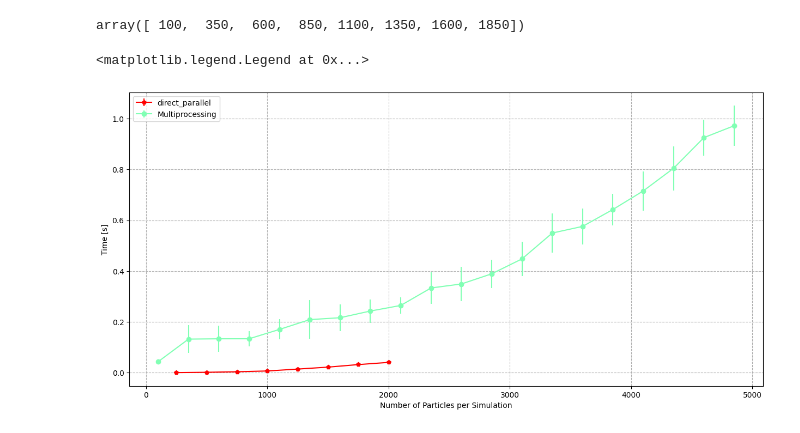
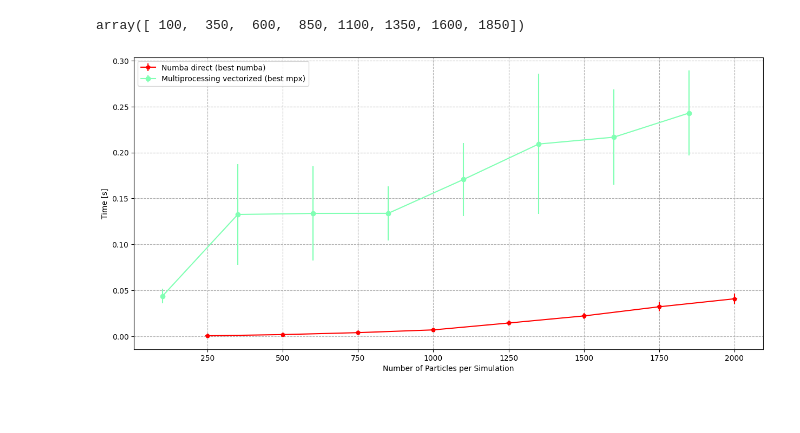
Before and after one commit to Berto70/pod_compastro23, a Jupyter notebook: project/comparison_plots.ipynb, the cells around one changed output. Saved outputs shown, nothing was run; the diff lists cells and outputs as text; code cells hidden in the pictures; blank space fills up the shorter version.

```diff
--- a/project/comparison_plots.ipynb
+++ b/project/comparison_plots.ipynb
@@ -23,32 +23,34 @@ array([ 100,  350,  600,  850, 1100, 1350, 1600, 1850])
 # %%
 fig, axs = plt.subplots(figsize=(15, 7))
 colors = [cm.rainbow(i) for i in np.linspace(0, 1, 5)]
 
 
 i=0
 n_particles = np.arange(250,2250,250)
-axs.errorbar(n_particles[:8], group_numba["direct_parallel"].values[:, 0][:8], yerr=group_numba["direct_parallel"].values[:, 1][:8], marker="p", linestyle="-", label="direct_parallel", c=colors[i+4])
+axs.errorbar(n_particles, group_numba["direct_parallel"].values[:, 0], yerr=group_numba["direct_parallel"].values[:, 1], marker="p", linestyle="-", label="Numba direct (best numba)", c=colors[i+4])
 
 
 
 i = 0
 # each group has n_particles fixed (that is its "name")
 n_particles = group_pool["parallel_time"]["mean"].keys().get_level_values(0).values
 
 
-axs.errorbar(n_particles, group_pool["parallel_time"].values[:,0], yerr=group_pool["parallel_time"].values[:,1], marker="o", label="Multiprocessing", c=colors[2], linestyle='-')
+axs.errorbar(n_particles[:8], group_pool["parallel_time"].values[:8,0], yerr=group_pool["parallel_time"].values[:8,1], marker="o", label="Multiprocessing vectorized (best mpx)", c=colors[2], linestyle='-')
 
 
 
 
 # Set labels and title
 axs.set_xlabel('Number of Particles per Simulation')
 axs.set_ylabel('Time [s]')
 axs.grid(linestyle='--')
 #axs.legend(handles=axs.get_legend_handles_labels()[:5], labels=axs.get_legend_handles_labels()[1][:5], loc="upper left")
 axs.legend(loc="upper left")
 
-#axs.set_xlim(0, 2100)
+
+#axs.set_xlim(0, 2000)
+
+#plt.savefig("numba_vs_pool.pdf")
 # %% [output]
-<matplotlib.legend.Legend at 0x...>
-[figure, old version]
+[figure, new version]
```
